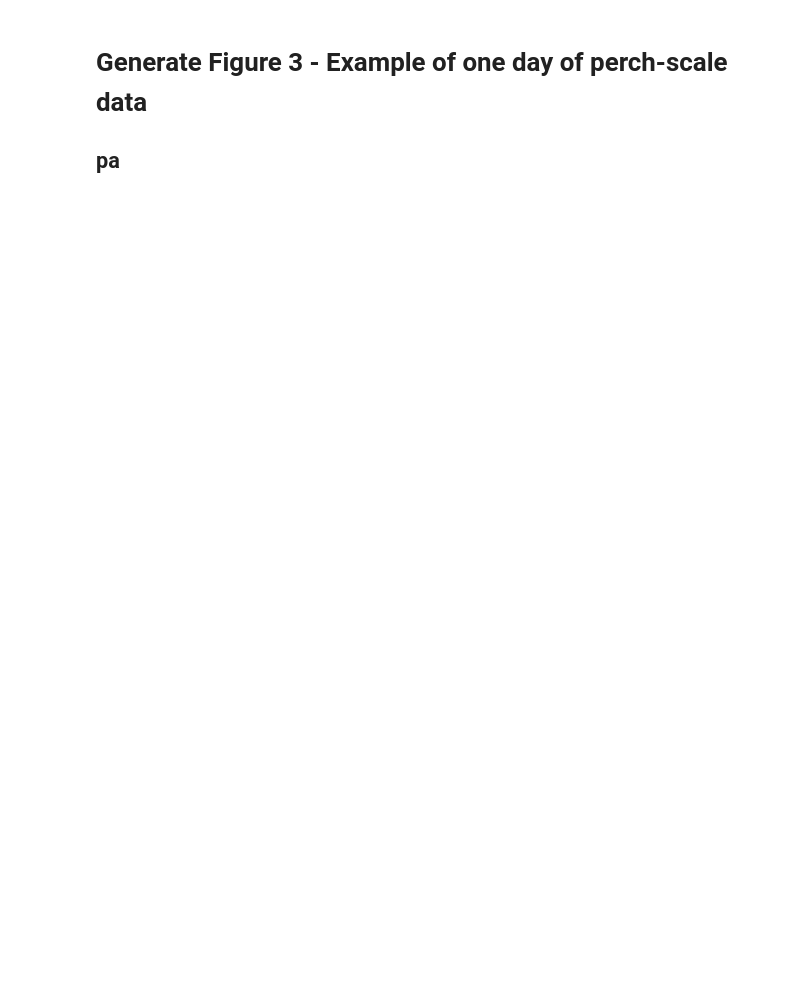
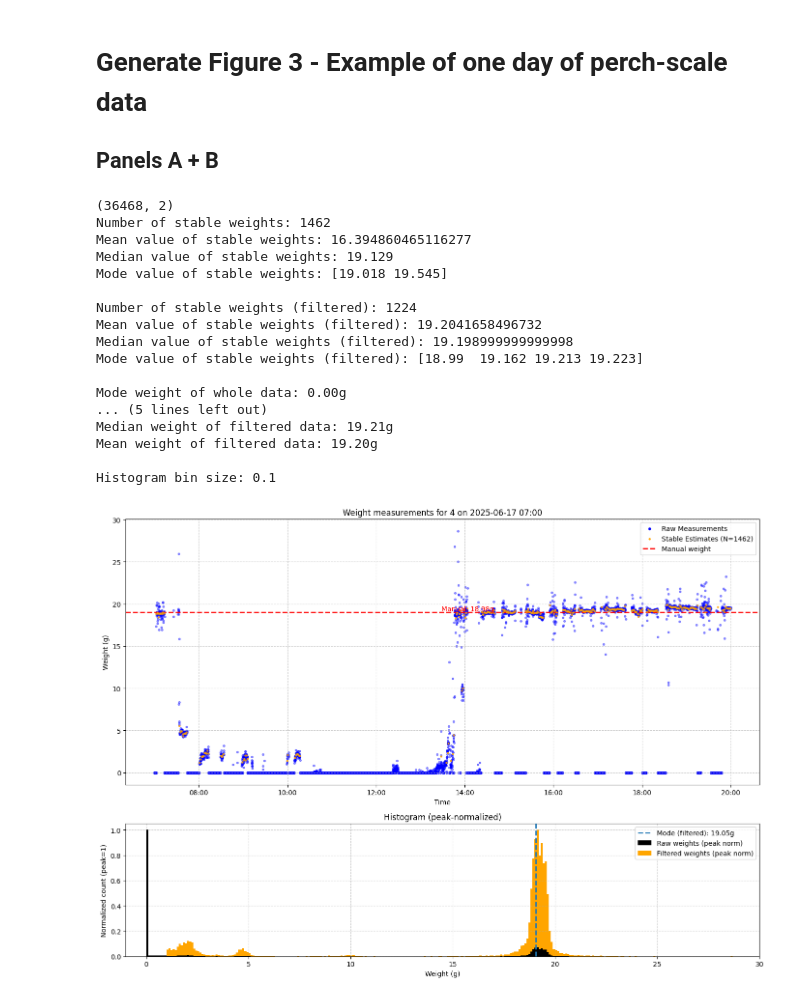
Before and after one commit to NeuralSyntaxLab/perch-scale-manuscript, a Jupyter notebook: scripts/generate_fig_3.ipynb, the cells around one changed output. Saved outputs shown, nothing was run; the diff lists cells and outputs as text; code cells hidden in the pictures; blank space fills up the shorter version.

```diff
--- a/scripts/generate_fig_3.ipynb
+++ b/scripts/generate_fig_3.ipynb
@@ -16,7 +16,7 @@ if str(ROOT) not in sys.path:
 # %% [markdown]
 # Generate Figure 3 - Example of one day of perch-scale data
 
-## pa
+## Panels A + B
 # %%
 import pandas as pd
 import numpy as np
@@ -31,7 +31,7 @@ from analyze_reliable_weight import calc_reliable_measure
 from scripts import _paths as P
 
 # --- User adjustable parameters ---
-bird_name = "4"  # replaced with bird_id of 4
+bird_name = 4  # replaced with bird_id of 4
 # resolve file under data/birds/, prefer .csv.gz then .csv
 def _bird_file(bird_id: str) -> Path:
     base = P.BIRDS / f"bird_{bird_id}_weight_report.csv"
@@ -159,30 +159,49 @@ bins = np.arange(min(weights_for_hist.min(), weights_filtered.min()),
                  max(weights_for_hist.max(), weights_filtered.max()) + 0.1, 0.1)
 print(f"Histogram bin size: {bins[1] - bins[0]}")
 
 raw_counts, _ = np.histogram(weights_for_hist, bins=bins)
 raw_counts = raw_counts / raw_counts.max()
 
 filtered_counts, _ = np.histogram(weights_filtered, bins=bins)
 filtered_counts = filtered_counts / filtered_counts.max()
 
 bin_centers = (bins[:-1] + bins[1:]) / 2
 ax2.bar(bin_centers, raw_counts, color='black', label='Raw weights (peak norm)', width=0.1, zorder=2)
 ax2.bar(bin_centers, filtered_counts, color='orange', label='Filtered weights (peak norm)', width=0.1, zorder=1)
 ax2.set_xlim(-1, 30)
 ax2.set_xlabel('Weight (g)')
 ax2.set_ylabel('Normalized count (peak=1)')
 ax2.set_title('Histogram (peak-normalized)')
 
 if not weights_filtered.empty:
     mode_filtered = weights_filtered.mode().iloc[0]
     ax2.axvline(mode_filtered, color='#1f77b4', linestyle='--', linewidth=2,
                 label=f'Mode (filtered): {mode_filtered:.2f}g', zorder=10)
 
 ax2.legend()
 ax2.grid(True, linestyle='--', alpha=0.6)
 plt.tight_layout()
 
 fig_save_name = P.FIGS / f"single_day_{bird_name}_17_06_25.svg"
 plt.savefig(fig_save_name, bbox_inches='tight', dpi=300, format='svg')
 
 plt.show()
+# %% [output]
+(36468, 2)
+Number of stable weights: 1462
+Mean value of stable weights: 16.394860465116277
+Median value of stable weights: 19.129
+Mode value of stable weights: [19.018 19.545]
+
+Number of stable weights (filtered): 1224
+Mean value of stable weights (filtered): 19.2041658496732
+Median value of stable weights (filtered): 19.198999999999998
+Mode value of stable weights (filtered): [18.99  19.162 19.213 19.223]
+
+Mode weight of whole data: 0.00g
+... (5 lines left out)
+Median weight of filtered data: 19.21g
+Mean weight of filtered data: 19.20g
+
+Histogram bin size: 0.1
+[figure, added]
```
Also changed, not shown: 2 other files.
